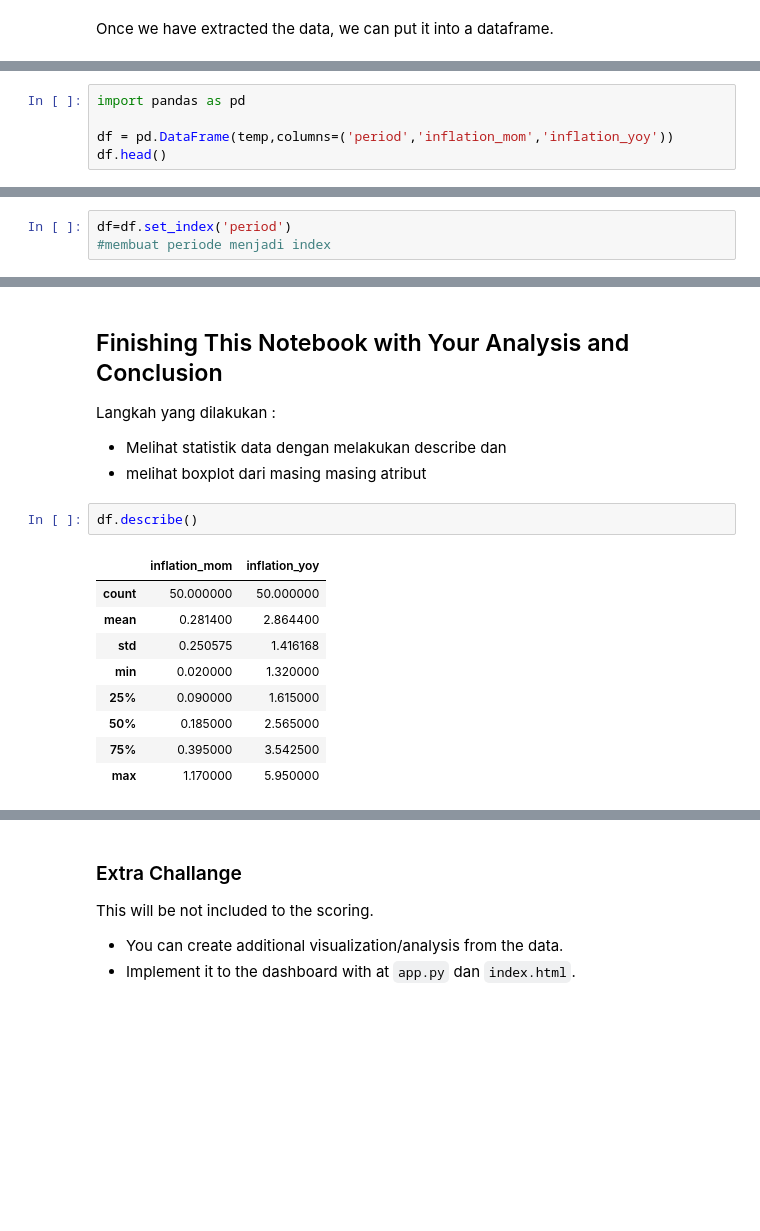
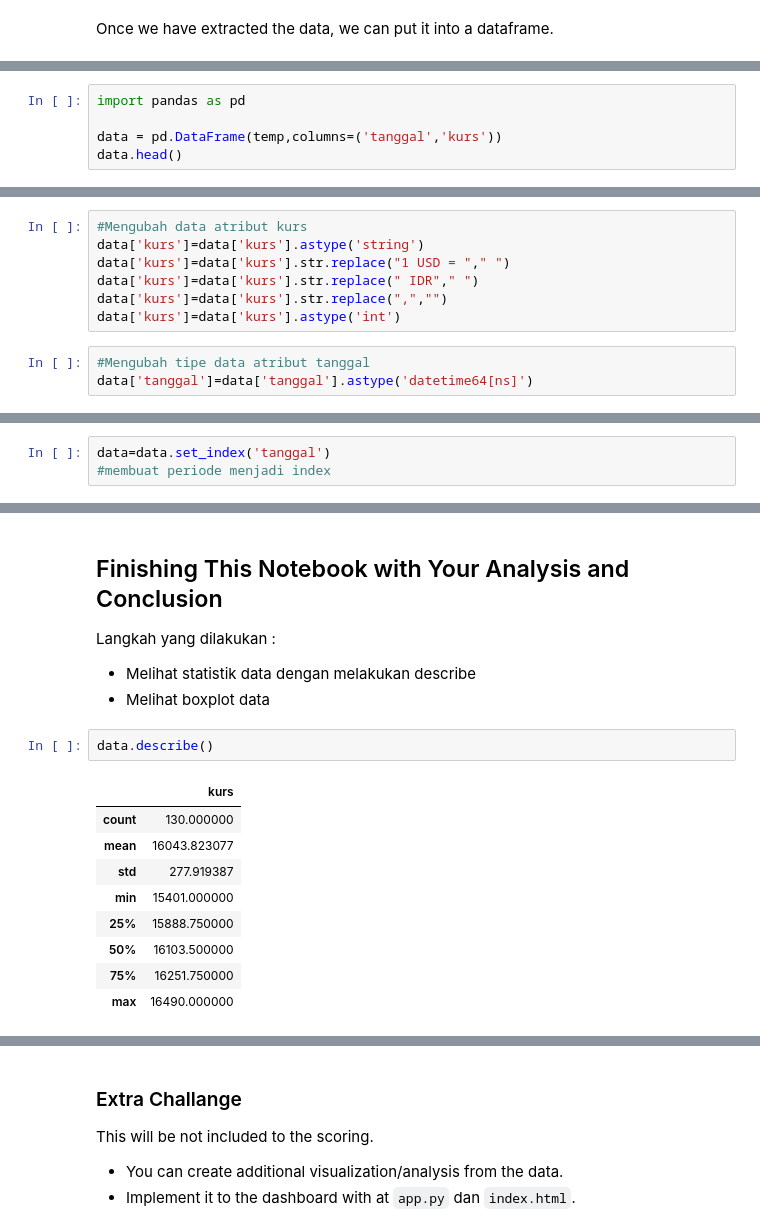
Before and after one commit to SyifaniAkmaliah/capstone-webscraping-website-exchangeb-, a Jupyter notebook: Notebook Skeleton Capstone Beautiful Soup - Web Exchange.ipynb, the cells around one changed output, grey strips where cells are left out. Saved outputs shown, nothing was run; the diff lists cells and outputs as text; blank space fills up the shorter version.

```diff
--- a/Notebook Skeleton Capstone Beautiful Soup - Web Exchange.ipynb
+++ b/Notebook Skeleton Capstone Beautiful Soup - Web Exchange.ipynb
@@ -150,6 +189,6 @@ Data hasil scraping dimasukan kedalam dataframe untuk dilakukan analisa data
 # %%
 import pandas as pd
 
-df = pd.DataFrame(temp,columns=('period','inflation_mom','inflation_yoy'))
-df.head()
+data = pd.DataFrame(temp,columns=('tanggal','kurs'))
+data.head()
 # %% [output]
@@ -187 +217,11 @@ df['period']=df['period'].astype('datetime64[ns]')
+# %%
+#Mengubah data atribut kurs
+data['kurs']=data['kurs'].astype('string')
+data['kurs']=data['kurs'].str.replace("1 USD = "," ")
+data['kurs']=data['kurs'].str.replace(" IDR"," ")
+data['kurs']=data['kurs'].str.replace(",","")
+data['kurs']=data['kurs'].astype('int')
+# %%
+#Mengubah tipe data atribut tanggal
+data['tanggal']=data['tanggal'].astype('datetime64[ns]')
 # %%
@@ -194,5 +235,5 @@ dtype: object
 # %%
-df=df.set_index('period')
+data=data.set_index('tanggal')
 #membuat periode menjadi index
 # %% [markdown]
 ### Data Visualization
@@ -216,18 +257,18 @@ Sudah diakses pada local laptop saya dengan link : http://127.0.0.1:5000
 ## Finishing This Notebook with Your Analysis and Conclusion
 
 Langkah yang dilakukan :
-- Melihat statistik data dengan melakukan describe dan
-- melihat boxplot dari masing masing atribut
+- Melihat statistik data dengan melakukan describe
+- Melihat boxplot data
 # %%
-df.describe()
+data.describe()
 # %% [output]
-|  | inflation_mom | inflation_yoy |
-| count | 50.000000 | 50.000000 |
-| mean | 0.281400 | 2.864400 |
-| std | 0.250575 | 1.416168 |
-| min | 0.020000 | 1.320000 |
-| 25% | 0.090000 | 1.615000 |
-| 50% | 0.185000 | 2.565000 |
-| 75% | 0.395000 | 3.542500 |
-| max | 1.170000 | 5.950000 |
+|  | kurs |
+| count | 130.000000 |
+| mean | 16043.823077 |
+| std | 277.919387 |
+| min | 15401.000000 |
+| 25% | 15888.750000 |
+| 50% | 16103.500000 |
+| 75% | 16251.750000 |
+| max | 16490.000000 |
 # %%
```
Also changed, not shown: parts of 47 cells of this notebook.
